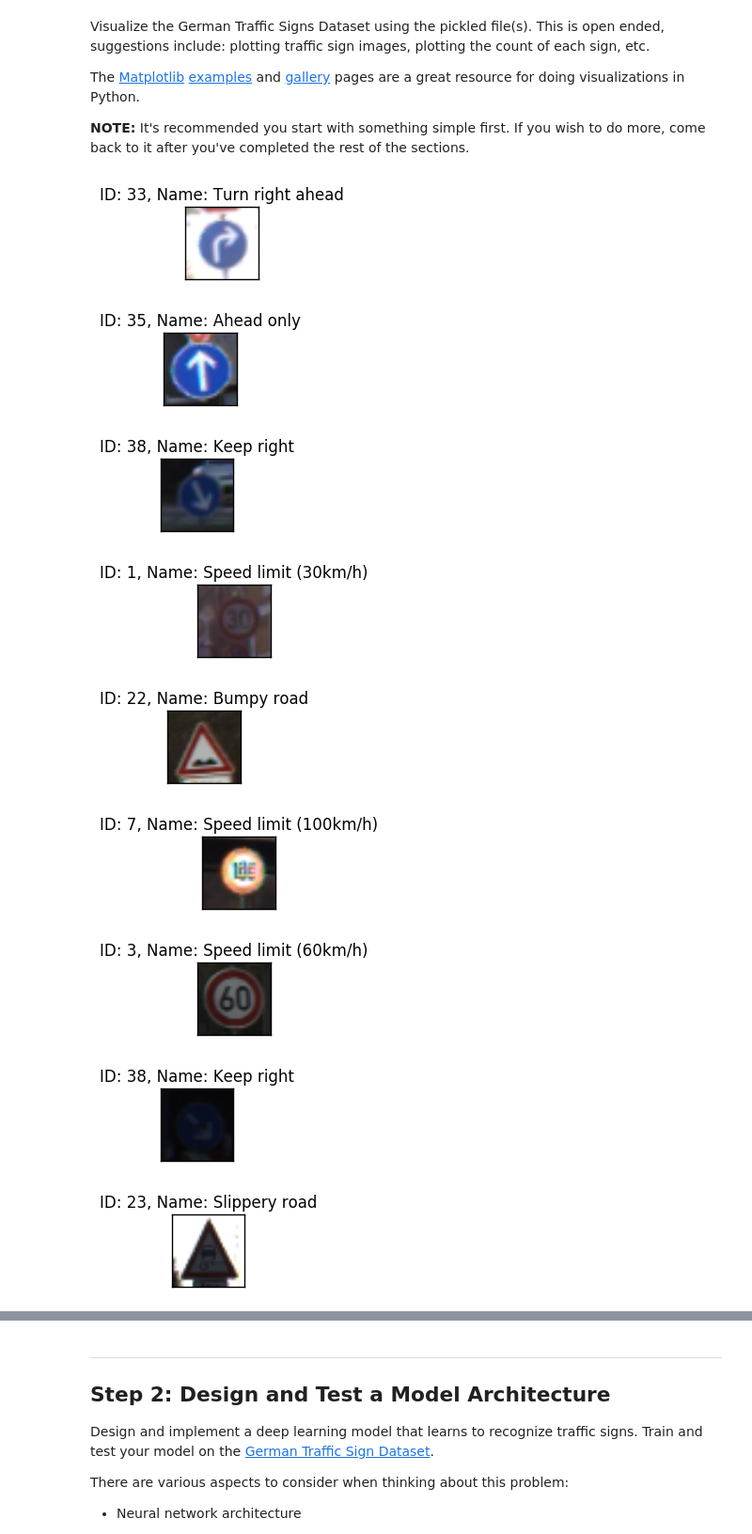
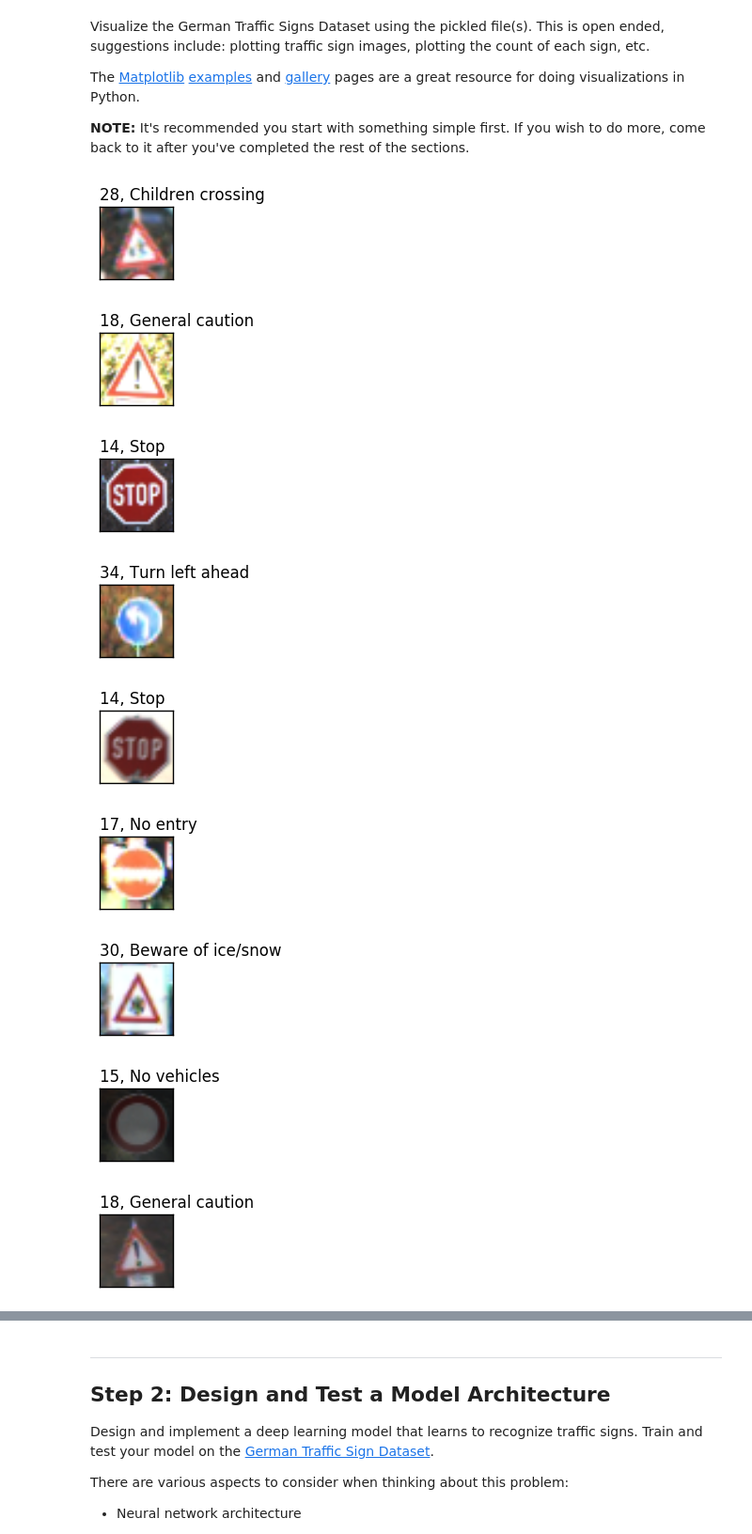
Before and after one commit to SamSamskies/CarND-Traffic-Sign-Classifier-Project, a Jupyter notebook: Traffic_Sign_Classifier.ipynb, the cells around one changed output, grey strips where cells are left out. Shown: that part at 94% size. Saved outputs shown, nothing was run; the diff lists cells and outputs as text; code cells hidden in the pictures.

```diff
--- a/Traffic_Sign_Classifier.ipynb
+++ b/Traffic_Sign_Classifier.ipynb
@@ -75,39 +75,39 @@ The [Matplotlib](http://matplotlib.org/) [examples](http://matplotlib.org/exampl
 # %%
 ### Data exploration visualization goes here.
 ### Feel free to use as many code cells as needed.
 import random
 import csv
 import matplotlib.pyplot as plt
 # Visualizations will be shown in the notebook.
 %matplotlib inline
 
 reader = csv.reader(open('signnames.csv', 'r'), delimiter=',')
 signnames_dict = dict(reader)
 
 for _ in range(10):
     index = random.randint(0, len(X_train))
     image = X_train[index]
 
     fig = plt.figure(figsize=(1,1))
     plt.tick_params(
         axis='both',
         which='both',
         bottom='off',
         top='off',
         labelbottom='off',
         right='off',
         left='off',
         labelleft='off')
     id = str(y_train[index])
-    plt.title('ID: {}, Name: {}'.format(id, signnames_dict[id]))
+    plt.title('{}, {}'.format(id, signnames_dict[id]), loc='left')
     plt.imshow(image)
 # %% [output]
-[figure, old version]
+[figure, new version]
-[figure, old version]
+[figure, new version]
-[figure, old version]
+[figure, new version]
-[figure, old version]
+[figure, new version]
-[figure, old version]
+[figure, new version]
-[figure, old version]
+[figure, new version]
-[figure, old version]
+[figure, new version]
-[figure, old version]
+[figure, new version]
-[figure, old version]
+[figure, new version]
```
Also changed, not shown: parts of 1 cell of this notebook.
